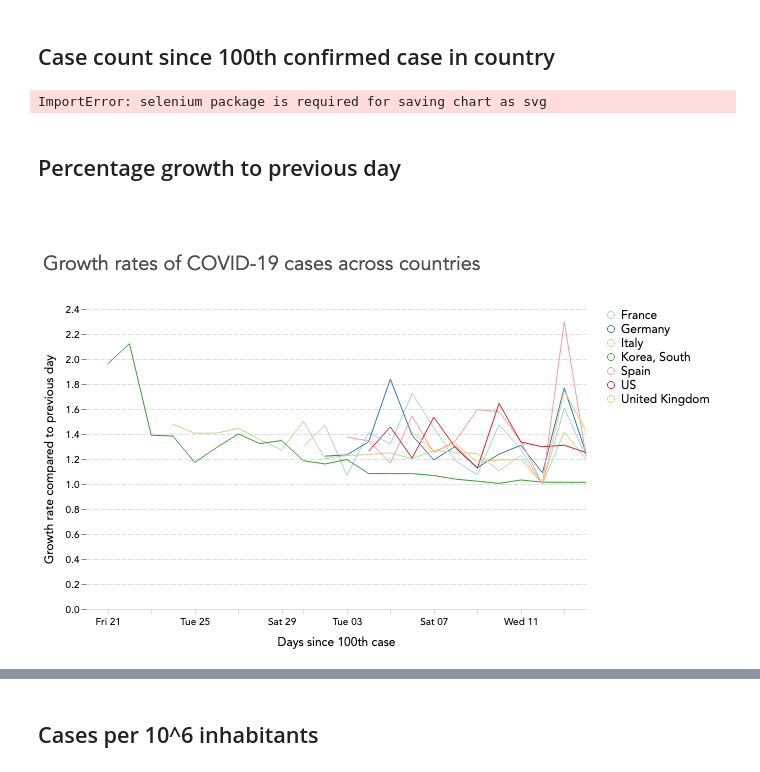
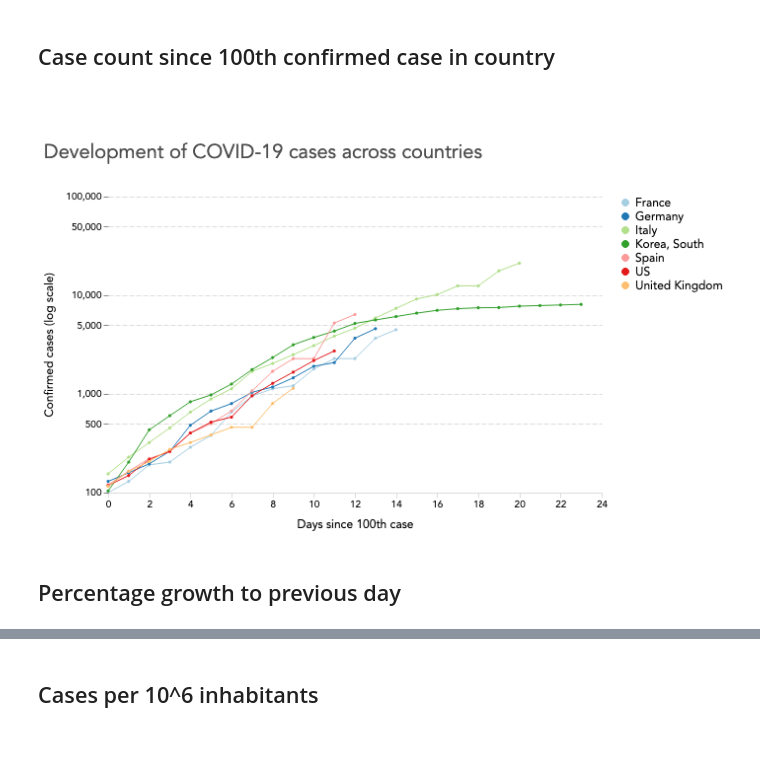
Before and after one commit to maxthemillion/Covid-19, a Jupyter notebook: covid19_exploration.ipynb, the cells around one changed output, grey strips where cells are left out. Cells and saved outputs as stored; diff of their text form; code cells hidden in the pictures; blank space fills up the shorter version.

Commit message:
charts saved

```diff
--- a/covid19_exploration.ipynb
+++ b/covid19_exploration.ipynb
@@ -95,10 +95,12 @@ chart_covid_cases = alt.Chart(
     ),
     color='country:N'
 )
+# %%
+chart_covid_cases
+# %% [output]
+[figure, added]
 # %%
-chart_covid_cases.save('covid_cases.svg')
+chart_covid_cases.save('./charts/covid_cases.svg', webdriver='firefox')
-# %% [output]
-ImportError: selenium package is required for saving chart as svg
 # %% [markdown]
 ## Percentage growth to previous day
 # %%
@@ -110,7 +112,7 @@ for name, group in confirmed_sel.loc[:,['country','value']].groupby('country'):
         growth = now/prev
         confirmed_sel.loc[group.index.values[i],'perc_growth'] = growth
 # %%
-alt.Chart(
+chart_growth_rates= alt.Chart(
     confirmed_sel,
     height=300,
     title='Growth rates of COVID-19 cases across countries'
@@ -121,5 +123,3 @@ alt.Chart(
         title='Growth rate compared to previous day'
     ),
     color='country:N')
-# %% [output]
-[figure, removed]
```
Also changed, not shown: parts of 19 cells of this notebook, 7 other files.
